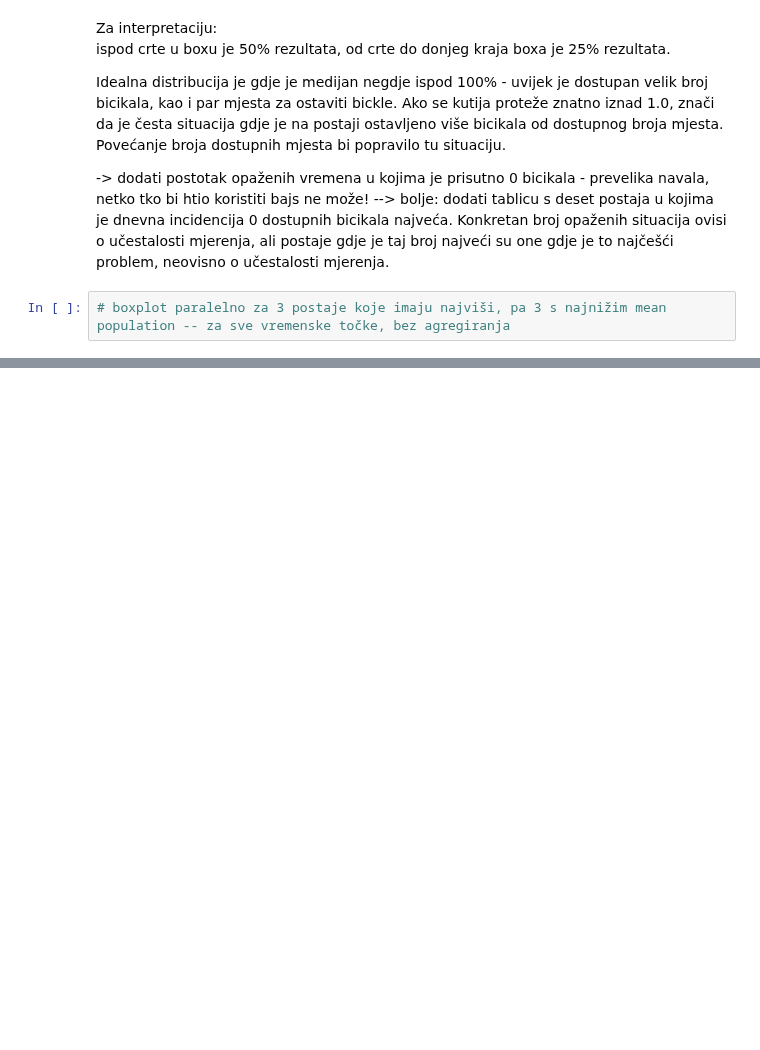
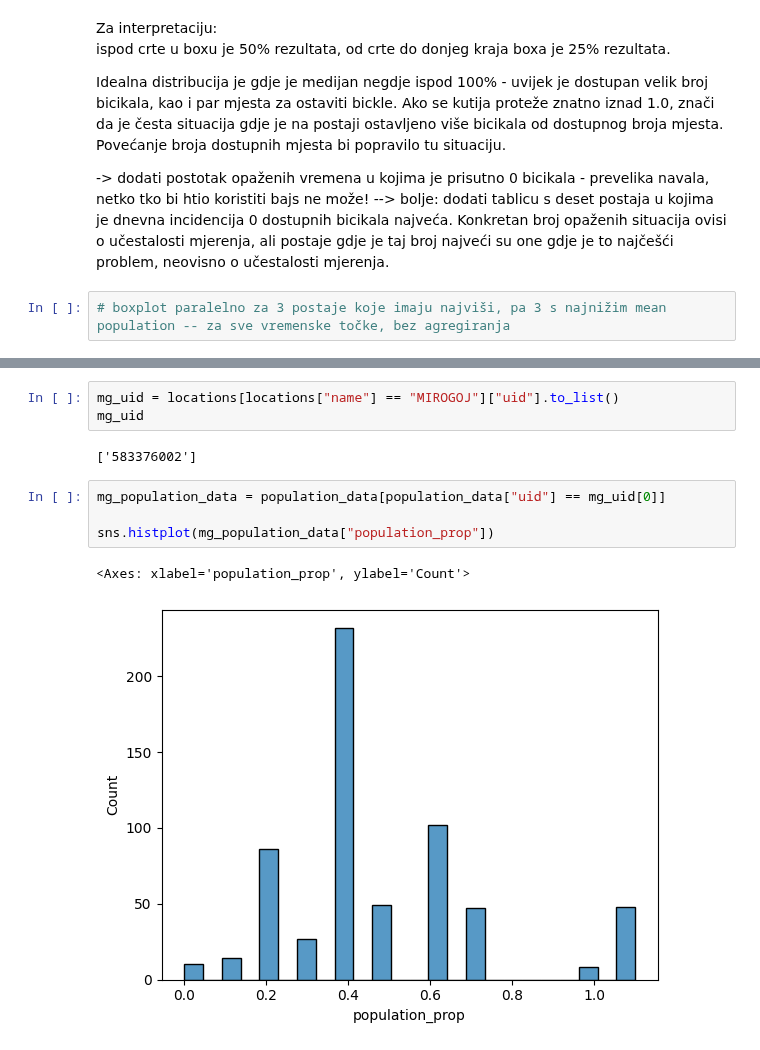
Before and after one commit to Mkranj/BajsBoard, a Jupyter notebook: notebooks/analyse_stations.ipynb, the cells around one changed output, grey strips where cells are left out. Cells and saved outputs as stored; diff of their text form; blank space fills up the shorter version.

Commit message:
istraži preklapanje M i Q1 za mirogoj

```diff
--- a/notebooks/analyse_stations.ipynb
+++ b/notebooks/analyse_stations.ipynb
@@ -948,0 +966,12 @@ _ = station_population_boxplots(population_data, locations, bottom_6_stations, t
+# %%
+mg_uid = locations[locations["name"] == "MIROGOJ"]["uid"].to_list()
+mg_uid
+# %% [output]
+['583376002']
+# %%
+mg_population_data = population_data[population_data["uid"] == mg_uid[0]]
+
+sns.histplot(mg_population_data["population_prop"])
+# %% [output]
+<Axes: xlabel='population_prop', ylabel='Count'>
+[figure, added]
```
Also changed, not shown: parts of 52 cells of this notebook.
